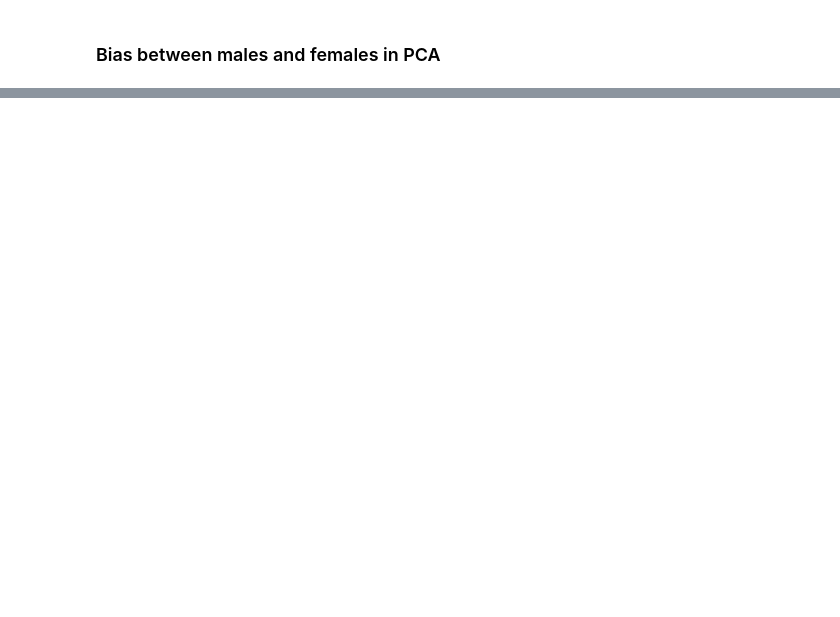
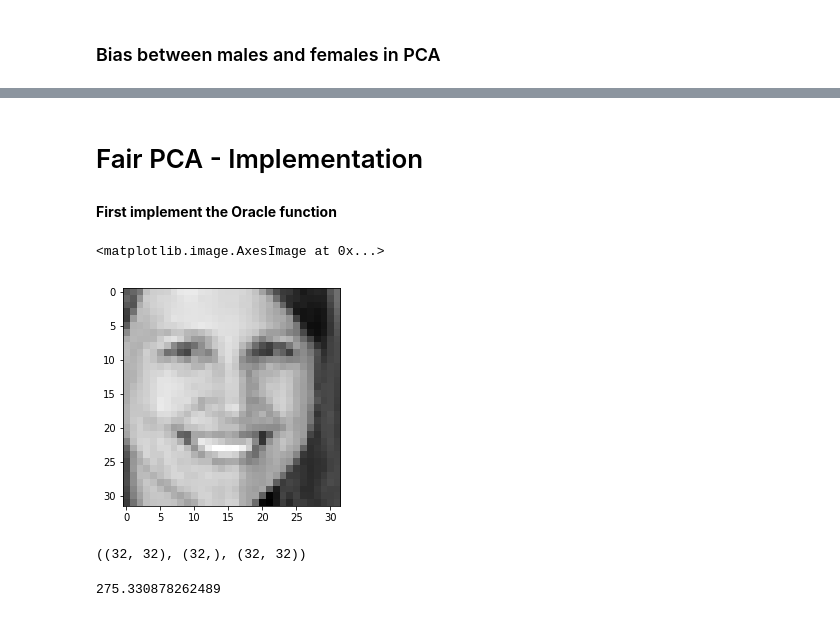
Before and after one commit to mehdibnc/Fair_PCA, a Jupyter notebook: Fair_PCA.ipynb, the cells around one changed output, grey strips where cells are left out. Saved outputs shown, nothing was run; the diff lists cells and outputs as text; code cells hidden in the pictures; blank space fills up the shorter version.

```diff
--- a/Fair_PCA.ipynb
+++ b/Fair_PCA.ipynb
@@ -126,0 +123,15 @@ plt.show()
+# %% [markdown]
+# Fair PCA - Implementation
+# %% [markdown]
+**First implement the Oracle function**
+# %%
+toy = np.array(all_faces)[314].reshape((32,32))
+plt.imshow(toy, cmap='gray')
+# %% [output]
+<matplotlib.image.AxesImage at 0x...>
+[figure, added]
+# %%
+u,s,v = np.linalg.svd(toy)
+u.shape, s.shape, v.shape
+# %% [output]
+((32, 32), (32,), (32, 32))
@@ -126,0 +140,4 @@ plt.show()
+# %%
+frob_innerproduct(toy,toy)
+# %% [output]
+275.330878262489
```
Also changed, not shown: parts of 31 cells of this notebook.
